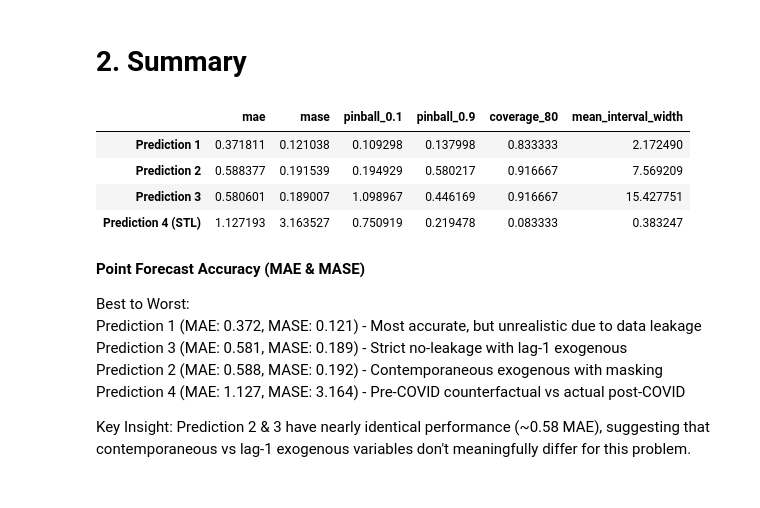
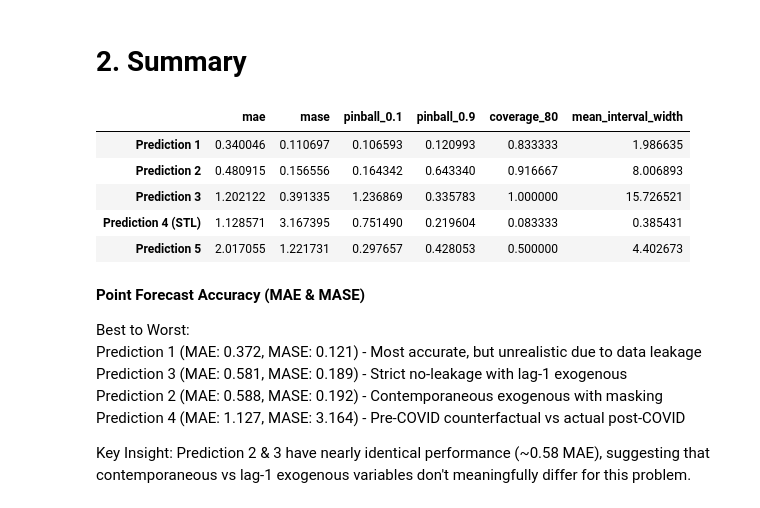
Before and after one commit to michaelarutyunov/time-series-methods, a Jupyter notebook: notebooks/03_modelling.ipynb, the cells around one changed output. Saved outputs shown, nothing was run; the diff lists cells and outputs as text; code cells hidden in the pictures.

```diff
--- a/notebooks/03_modelling.ipynb
+++ b/notebooks/03_modelling.ipynb
@@ -1034,24 +1260,25 @@ plt.show()
 # 2. Summary
 # %%
 # metrics summary
-metrics_df = pd.DataFrame([metrics_1, metrics_2, metrics_3, metrics_4],
-                          index=['Prediction 1', 'Prediction 2', 'Prediction 3', 'Prediction 4 (STL)'])
+metrics_df = pd.DataFrame([metrics_1, metrics_2, metrics_3, metrics_4, metrics_5],
+                          index=['Prediction 1', 'Prediction 2', 'Prediction 3', 'Prediction 4 (STL)', 'Prediction 5'])
 metrics_df.style.format({
     "mae": "{:.4f}",
     "mase": "{:.4f}",
     "pinball_0.1": "{:.4f}",
     "pinball_0.9": "{:.4f}",
     "coverage_80": "{:.2%}",    # percentage
     "mean_interval_width": "{:.2f}"
 })
 
 metrics_df
 # %% [output]
 |  | mae | mase | pinball_0.1 | pinball_0.9 | coverage_80 | mean_interval_width |
-| Prediction 1 | 0.371811 | 0.121038 | 0.109298 | 0.137998 | 0.833333 | 2.172490 |
-| Prediction 2 | 0.588377 | 0.191539 | 0.194929 | 0.580217 | 0.916667 | 7.569209 |
-| Prediction 3 | 0.580601 | 0.189007 | 1.098967 | 0.446169 | 0.916667 | 15.427751 |
-| Prediction 4 (STL) | 1.127193 | 3.163527 | 0.750919 | 0.219478 | 0.083333 | 0.383247 |
+| Prediction 1 | 0.340046 | 0.110697 | 0.106593 | 0.120993 | 0.833333 | 1.986635 |
+| Prediction 2 | 0.480915 | 0.156556 | 0.164342 | 0.643340 | 0.916667 | 8.006893 |
+| Prediction 3 | 1.202122 | 0.391335 | 1.236869 | 0.335783 | 1.000000 | 15.726521 |
+| Prediction 4 (STL) | 1.128571 | 3.167395 | 0.751490 | 0.219604 | 0.083333 | 0.385431 |
+| Prediction 5 | 2.017055 | 1.221731 | 0.297657 | 0.428053 | 0.500000 | 4.402673 |
 # %% [markdown]
 **Point Forecast Accuracy (MAE & MASE)**
 
```
Also changed, not shown: parts of 21 cells of this notebook, 9 other files.
